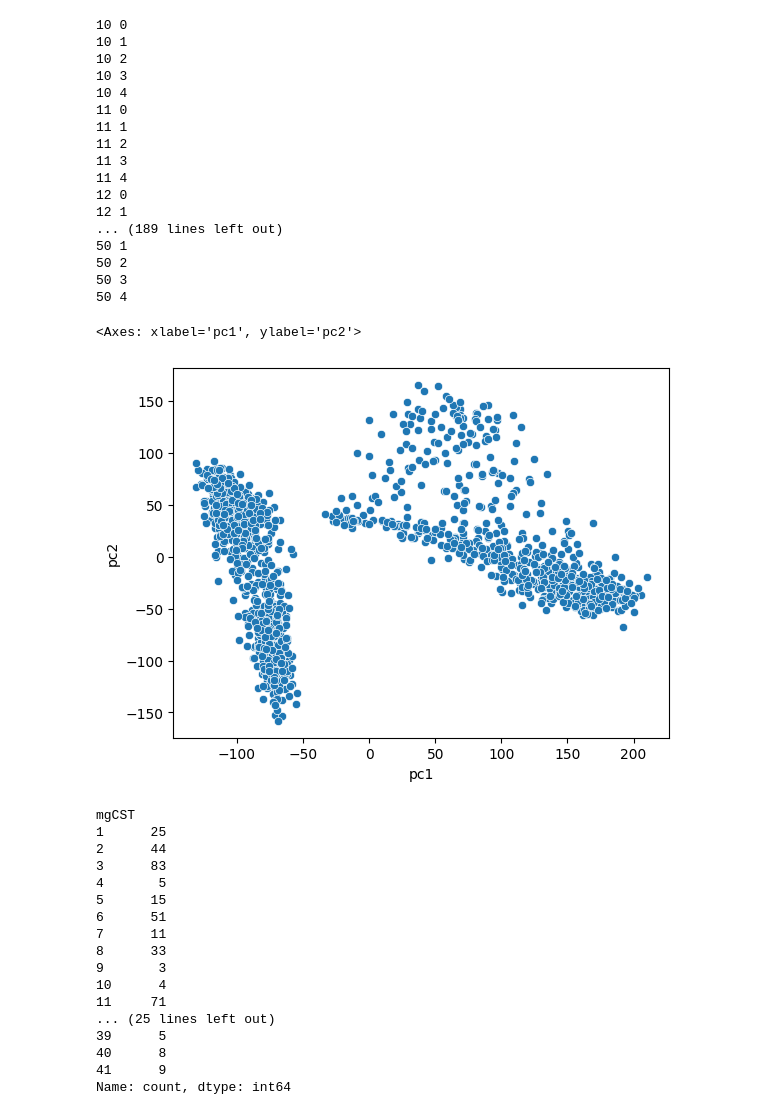
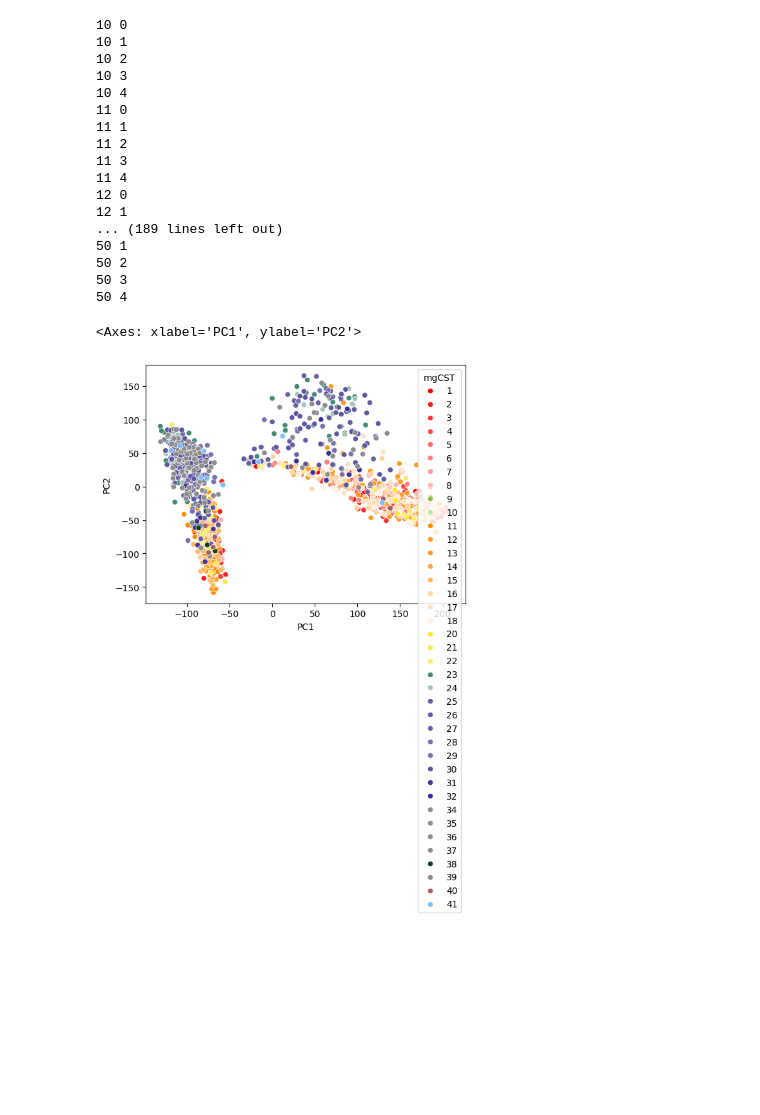
Before and after one commit to AmauryMaros/mgss2, a Jupyter notebook: Python notebooks/pca_model.ipynb, the cells around one changed output. Drawn from its saved outputs; the diff is of its cells as text; code cells hidden in the pictures; blank space fills up the shorter version.

```diff
--- a/Python notebooks/pca_model.ipynb
+++ b/Python notebooks/pca_model.ipynb
@@ -57,38 +57,37 @@ with open('pca_model.pkl', 'wb') as file:
 50 2
 50 3
 50 4
-# %%
-import matplotlib.pyplot as plt
-import seaborn as sns
-
-path = "pca_model2.pkl"
-
-with open(path, 'rb') as file:
-        model = pickle.load(file)
-
-data = pd.DataFrame(data = model[10][0][0]['principal_components'], columns=['pc1','pc2','pc3'])
-
-sns.scatterplot(data=data, x='pc1', y='pc2')
-# %% [output]
-<Axes: xlabel='pc1', ylabel='pc2'>
-[figure, removed]
-# %%
-model[10][4][0]['mgCST'].value_counts().sort_index()
-# %% [output]
-mgCST
-1      25
-2      44
-3      83
-4       5
-5      15
-6      51
-7      11
-8      33
-9       3
-10      4
-11     71
-... (25 lines left out)
-39      5
-40      8
-41      9
-Name: count, dtype: int64
+# %%
+import matplotlib.pyplot as plt
+import seaborn as sns
+import pickle
+import pandas as pd
+
+path = "../Data/pca_model.pkl"
+
+with open(path, 'rb') as file:
+        model = pickle.load(file)
+
+principal_components=model[10][4][0]['principal_components']
+sampleID=model[10][4][0]['sampleID']
+mgCST=model[10][4][0]['mgCST']
+explained_variance = model[10][4][0]['explained_var_ratio']
+
+projets = pd.read_csv("../Data/VIRGO2_projects.csv")
+mgcst_color = pd.read_csv("../Data/mgCST_sort_color.csv")
+mgcst_color = mgcst_color[(mgcst_color['minClusterSize'] == 10) & (mgcst_color['deepSplit'] == 4)]
+# Assign mgCST color for each sample
+color_mgCST = mgcst_color[['mgCST', 'color_mgCST']].reset_index(drop = True)
+color_mgCST = color_mgCST[color_mgCST['mgCST'].isin(mgCST)]
+
+principal_components = pd.DataFrame(data=principal_components, columns = ['PC1','PC2','PC3'])
+pca_df = pd.concat([sampleID, principal_components,mgCST], axis=1)
+pca_df = pd.merge(pca_df, projets, on='sampleID', how='inner')
+
+pca_df = pd.merge(pca_df, mgcst_color, on='mgCST', how='inner')
+pca_df = pca_df.sort_values(by='mgCST', ascending=True)
+# %%
+sns.scatterplot(data=pca_df, x='PC1', y='PC2', hue='mgCST', palette=list(color_mgCST['color_mgCST'].values))
+# %% [output]
+<Axes: xlabel='PC1', ylabel='PC2'>
+[figure, added]
```
Also changed, not shown: parts of 3 cells of this notebook, 4 other files.
